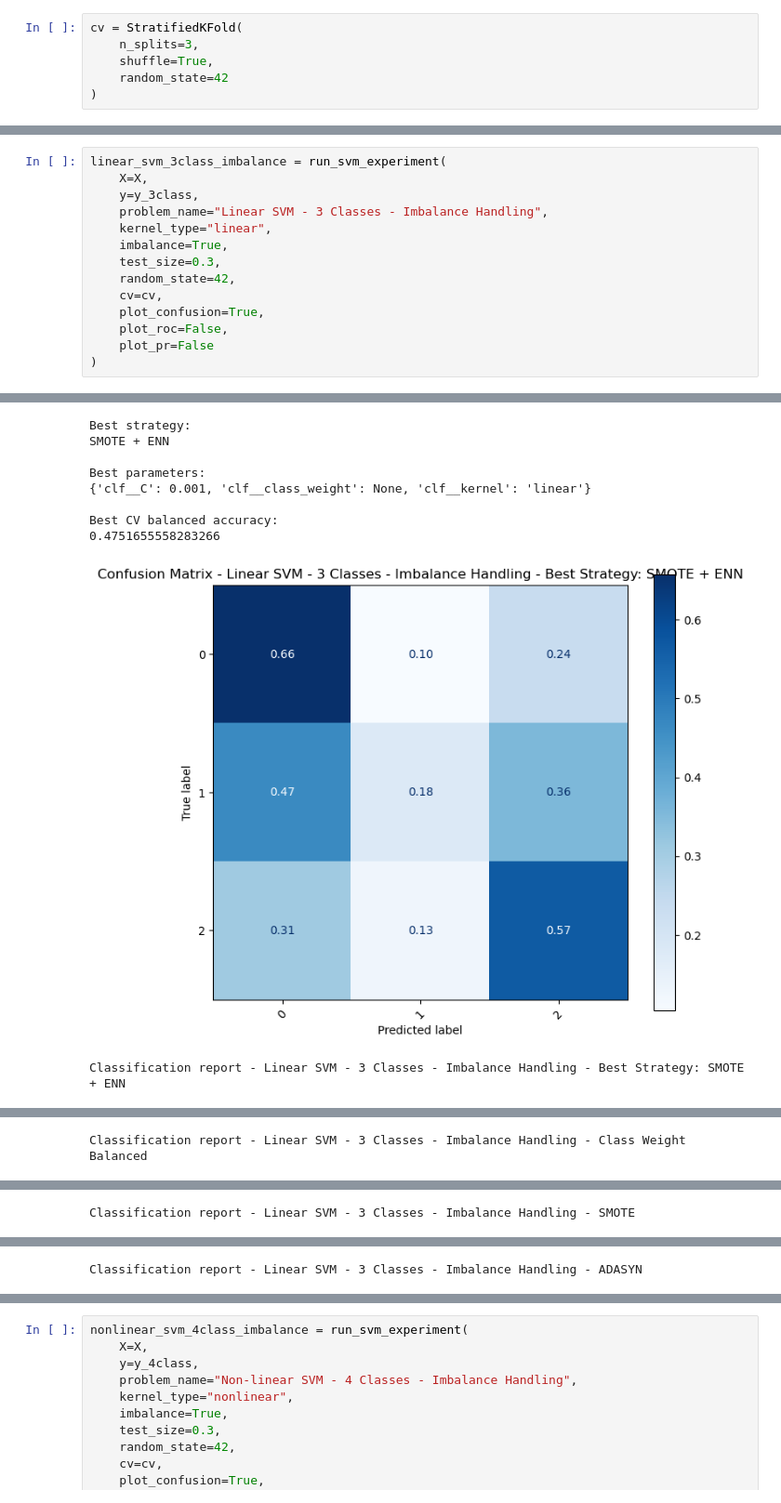
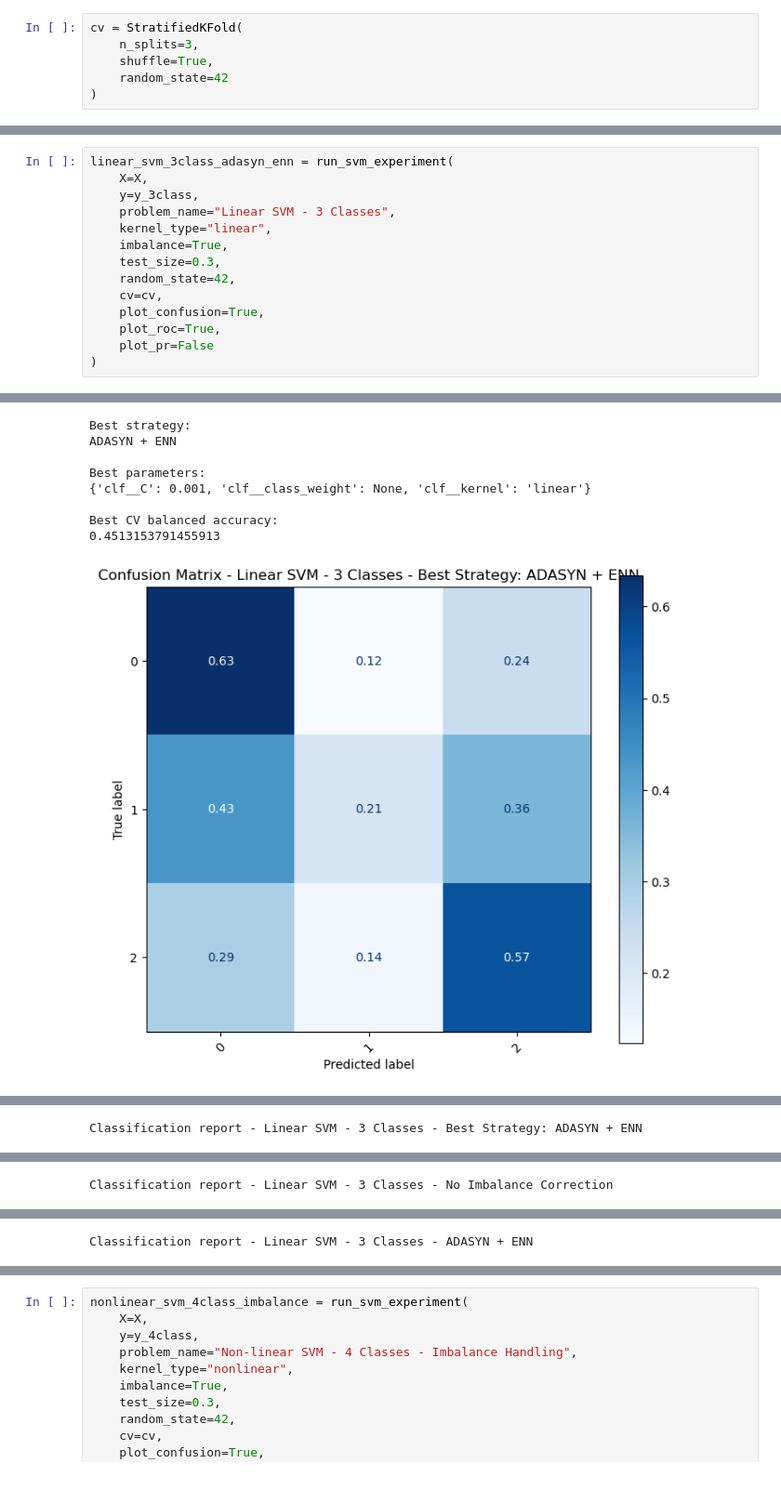
Before and after one commit to lorenzobuccolini03/Data-Mining---Advanced-Topics, a Jupyter notebook: Advanced Classification/SVM_lin_nonlin.ipynb, the cells around one changed output, grey strips where cells are left out. Shown at 93% size. Cells and saved outputs as stored; diff of their text form.

Commit message:
SVM corrections + lighter CV

```diff
--- a/Advanced Classification/SVM_lin_nonlin.ipynb
+++ b/Advanced Classification/SVM_lin_nonlin.ipynb
@@ -1276,17 +1277,17 @@ def run_svm_experiment(
         "test_results_all": test_results_all_df
     }
 # %%
-linear_svm_3class_imbalance = run_svm_experiment(
+linear_svm_3class_adasyn_enn = run_svm_experiment(
     X=X,
     y=y_3class,
-    problem_name="Linear SVM - 3 Classes - Imbalance Handling",
+    problem_name="Linear SVM - 3 Classes",
     kernel_type="linear",
     imbalance=True,
     test_size=0.3,
     random_state=42,
     cv=cv,
     plot_confusion=True,
-    plot_roc=False,
+    plot_roc=True,
     plot_pr=False
 )
 # %% [output]
@@ -1318,10 +1348,9 @@ CV results:
-Best strategy:
-SMOTE + ENN
-
-Best parameters:
-{'clf__C': 0.001, 'clf__class_weight': None, 'clf__kernel': 'linear'}
-
-Best CV balanced accuracy:
-0.4751655558283266
+Best strategy:
+ADASYN + ENN
+
+Best parameters:
+{'clf__C': 0.001, 'clf__class_weight': None, 'clf__kernel': 'linear'}
+
+Best CV balanced accuracy:
+0.4513153791455913
-[figure, old version]
+[figure, new version]
-Classification report - Linear SVM - 3 Classes - Imbalance Handling - Best Strategy: SMOTE + ENN
@@ -1328 +1358,2 @@ Classification report - Linear SVM - 3 Classes - Imbalance Handling - Best Strat
+Classification report - Linear SVM - 3 Classes - Best Strategy: ADASYN + ENN
 |  | precision | recall | f1-score | support |
@@ -1335,2 +1366,2 @@ Classification report - Linear SVM - 3 Classes - Imbalance Handling - Best Strat
-Classification report - Linear SVM - 3 Classes - Imbalance Handling - Class Weight Balanced
+Classification report - Linear SVM - 3 Classes - No Imbalance Correction
 |  | precision | recall | f1-score | support |
@@ -1343,2 +1374,2 @@ Classification report - Linear SVM - 3 Classes - Imbalance Handling - Class Weig
-Classification report - Linear SVM - 3 Classes - Imbalance Handling - SMOTE
+Classification report - Linear SVM - 3 Classes - ADASYN + ENN
 |  | precision | recall | f1-score | support |
@@ -1351 +1381,0 @@ Classification report - Linear SVM - 3 Classes - Imbalance Handling - SMOTE
-Classification report - Linear SVM - 3 Classes - Imbalance Handling - ADASYN
```
Also changed, not shown: parts of 7 cells of this notebook, 1 other file.
